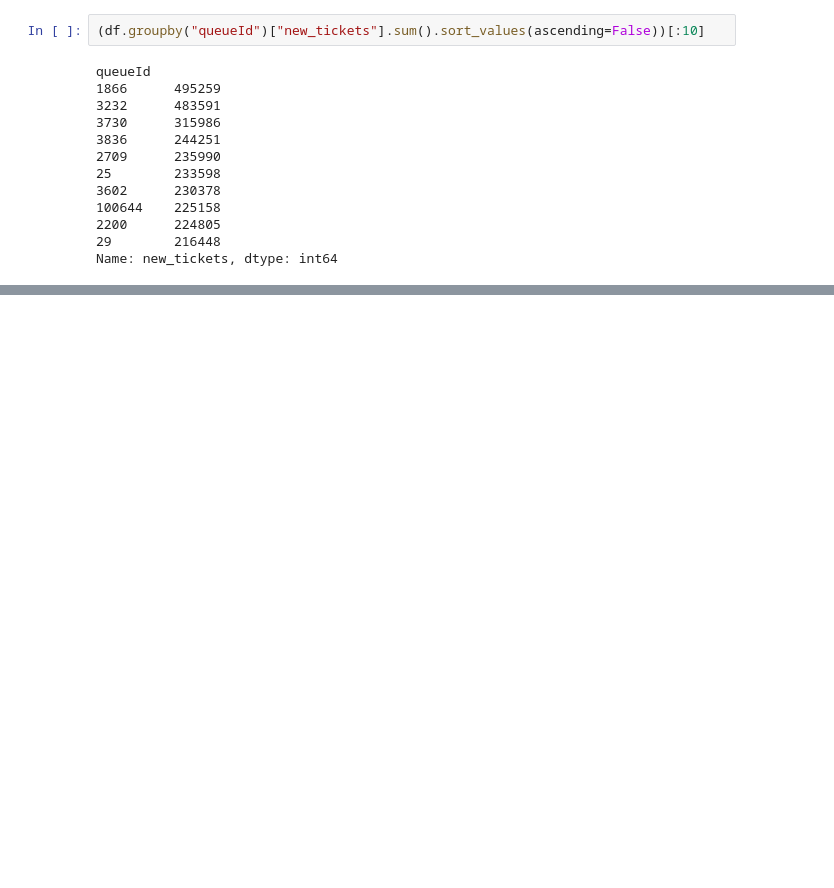
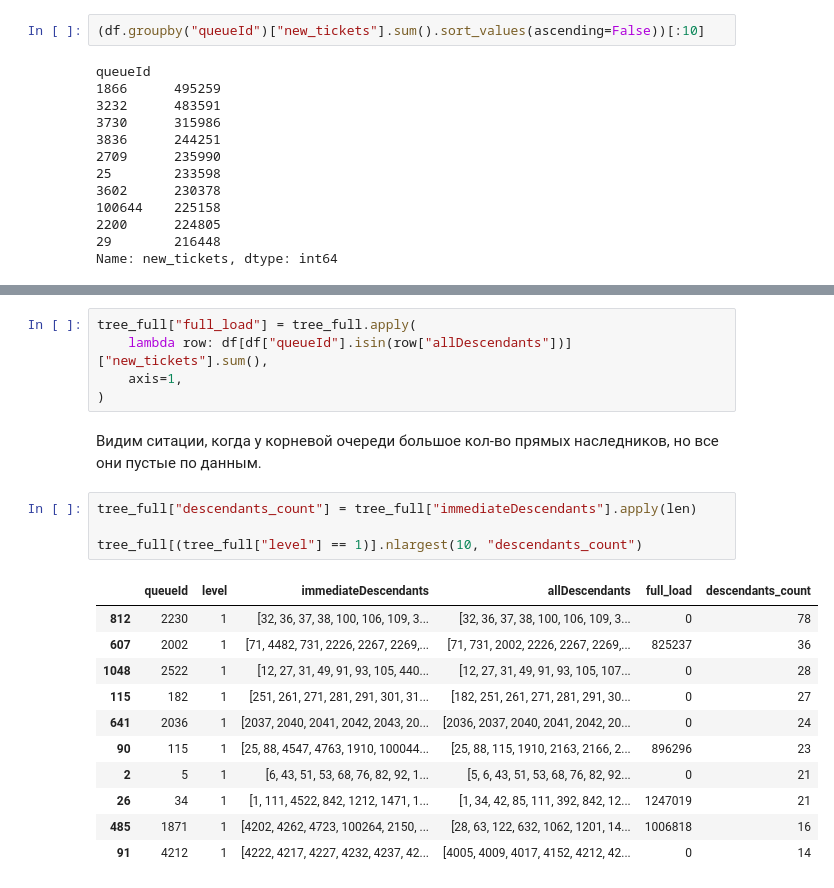
Before and after one commit to TaskGuru-AI/tasks_support_system_ai, a Jupyter notebook: notebooks/TS/hierarchy_analysis.ipynb, the cells around one changed output, grey strips where cells are left out. Drawn from its saved outputs; the diff is of its cells as text; blank space fills up the shorter version.

```diff
--- a/notebooks/TS/hierarchy_analysis.ipynb
+++ b/notebooks/TS/hierarchy_analysis.ipynb
@@ -218,0 +264,23 @@ Queue 2002: 825,237
+# %%
+tree_full["full_load"] = tree_full.apply(
+    lambda row: df[df["queueId"].isin(row["allDescendants"])]["new_tickets"].sum(),
+    axis=1,
+)
+# %% [markdown]
+Видим ситации, когда у корневой очереди большое кол-во прямых наследников, но все они пустые по данным.
+# %%
+tree_full["descendants_count"] = tree_full["immediateDescendants"].apply(len)
+
+tree_full[(tree_full["level"] == 1)].nlargest(10, "descendants_count")
+# %% [output]
+|  | queueId | level | immediateDescendants | allDescendants | full_load | descendants_count |
+| 812 | 2230 | 1 | [32, 36, 37, 38, 100, 106, 109, 3... | [32, 36, 37, 38, 100, 106, 109, 3... | 0 | 78 |
+| 607 | 2002 | 1 | [71, 4482, 731, 2226, 2267, 2269,... | [71, 731, 2002, 2226, 2267, 2269,... | 825237 | 36 |
+| 1048 | 2522 | 1 | [12, 27, 31, 49, 91, 93, 105, 440... | [12, 27, 31, 49, 91, 93, 105, 107... | 0 | 28 |
+| 115 | 182 | 1 | [251, 261, 271, 281, 291, 301, 31... | [182, 251, 261, 271, 281, 291, 30... | 0 | 27 |
+| 641 | 2036 | 1 | [2037, 2040, 2041, 2042, 2043, 20... | [2036, 2037, 2040, 2041, 2042, 20... | 0 | 24 |
+| 90 | 115 | 1 | [25, 88, 4547, 4763, 1910, 100044... | [25, 88, 115, 1910, 2163, 2166, 2... | 896296 | 23 |
+| 2 | 5 | 1 | [6, 43, 51, 53, 68, 76, 82, 92, 1... | [5, 6, 43, 51, 53, 68, 76, 82, 92... | 0 | 21 |
+| 26 | 34 | 1 | [1, 111, 4522, 842, 1212, 1471, 1... | [1, 34, 42, 85, 111, 392, 842, 12... | 1247019 | 21 |
+| 485 | 1871 | 1 | [4202, 4262, 4723, 100264, 2150, ... | [28, 63, 122, 632, 1062, 1201, 14... | 1006818 | 16 |
+| 91 | 4212 | 1 | [4222, 4217, 4227, 4232, 4237, 42... | [4005, 4009, 4017, 4152, 4212, 42... | 0 | 14 |
```
Also changed, not shown: parts of 50 cells of this notebook, 6 other files.
